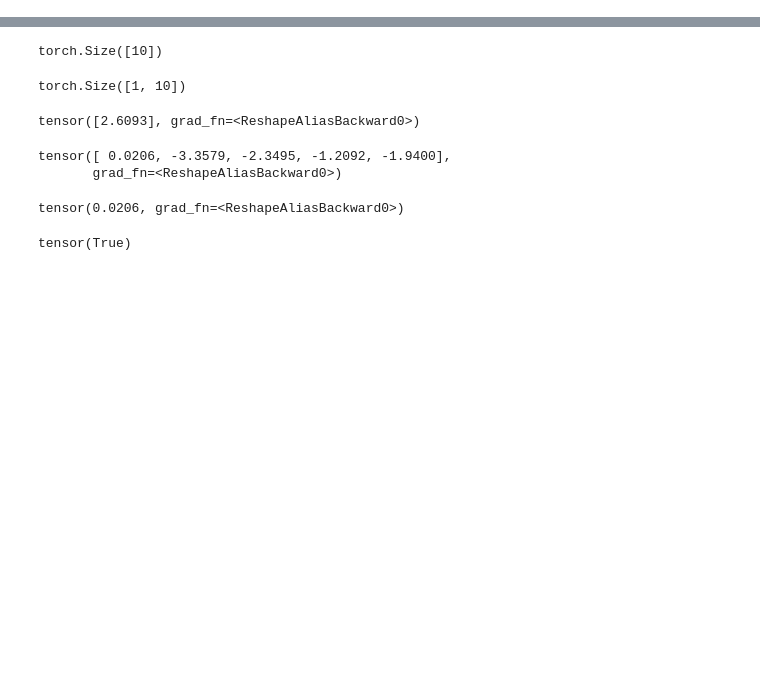
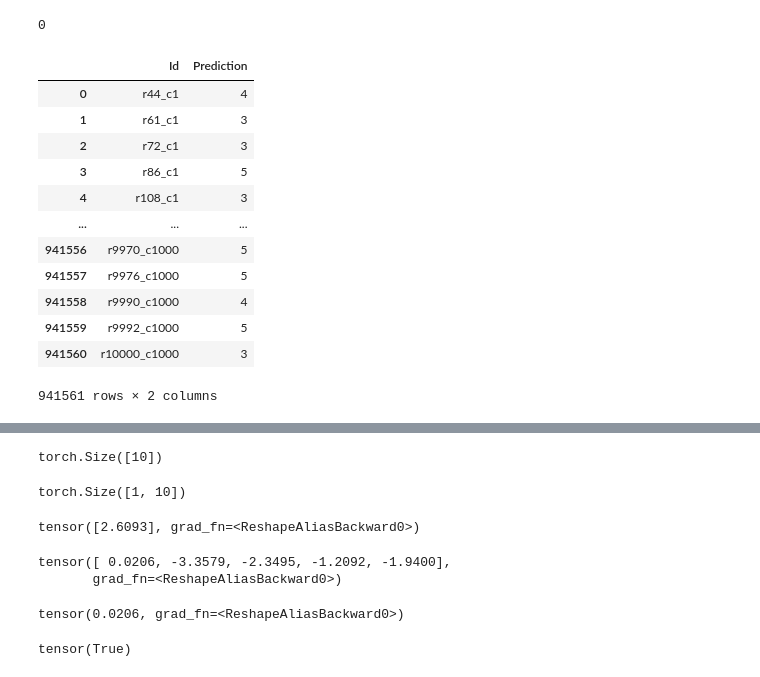
Before and after one commit to B1T0/CILProject22, a Jupyter notebook: notebooks/similarityEmbedding_pretraining.ipynb, the cells around one changed output, grey strips where cells are left out. Saved outputs shown, nothing was run; the diff lists cells and outputs as text; code cells hidden in the pictures; blank space fills up the shorter version.

```diff
--- a/notebooks/similarityEmbedding_pretraining.ipynb
+++ b/notebooks/similarityEmbedding_pretraining.ipynb
@@ -4,3 +5,7 @@ import numpy as np
+# %%
+print(torch.cuda.device_count())
+# %% [output]
+0
 # %%
 # read in the data
 path = '/home/jimmy/CILProject22/data/raw/train_split_0.csv'
@@ -7,3 +13,21 @@ path = '/home/jimmy/CILProject22/data/raw/train_split_0.csv'
+# %%
+df = pd.read_csv(path)
+# %%
+df
+# %% [output]
+|  | Id | Prediction |
+| 0 | r44_c1 | 4 |
+| 1 | r61_c1 | 3 |
+| 2 | r72_c1 | 3 |
+| 3 | r86_c1 | 5 |
+| 4 | r108_c1 | 3 |
+| ... | ... | ... |
+| 941556 | r9970_c1000 | 5 |
+| 941557 | r9976_c1000 | 5 |
+| 941558 | r9990_c1000 | 4 |
+| 941559 | r9992_c1000 | 5 |
+| 941560 | r10000_c1000 | 3 |
+941561 rows × 2 columns
 # %%
 from src.data.Contrastive.graph_datamodule import Triplet_Dataset
 dataset = Triplet_Dataset(file_path=path, n_users=1000, n_items=10000, k=2)
```
Also changed, not shown: parts of 13 cells of this notebook, 5 other files.
